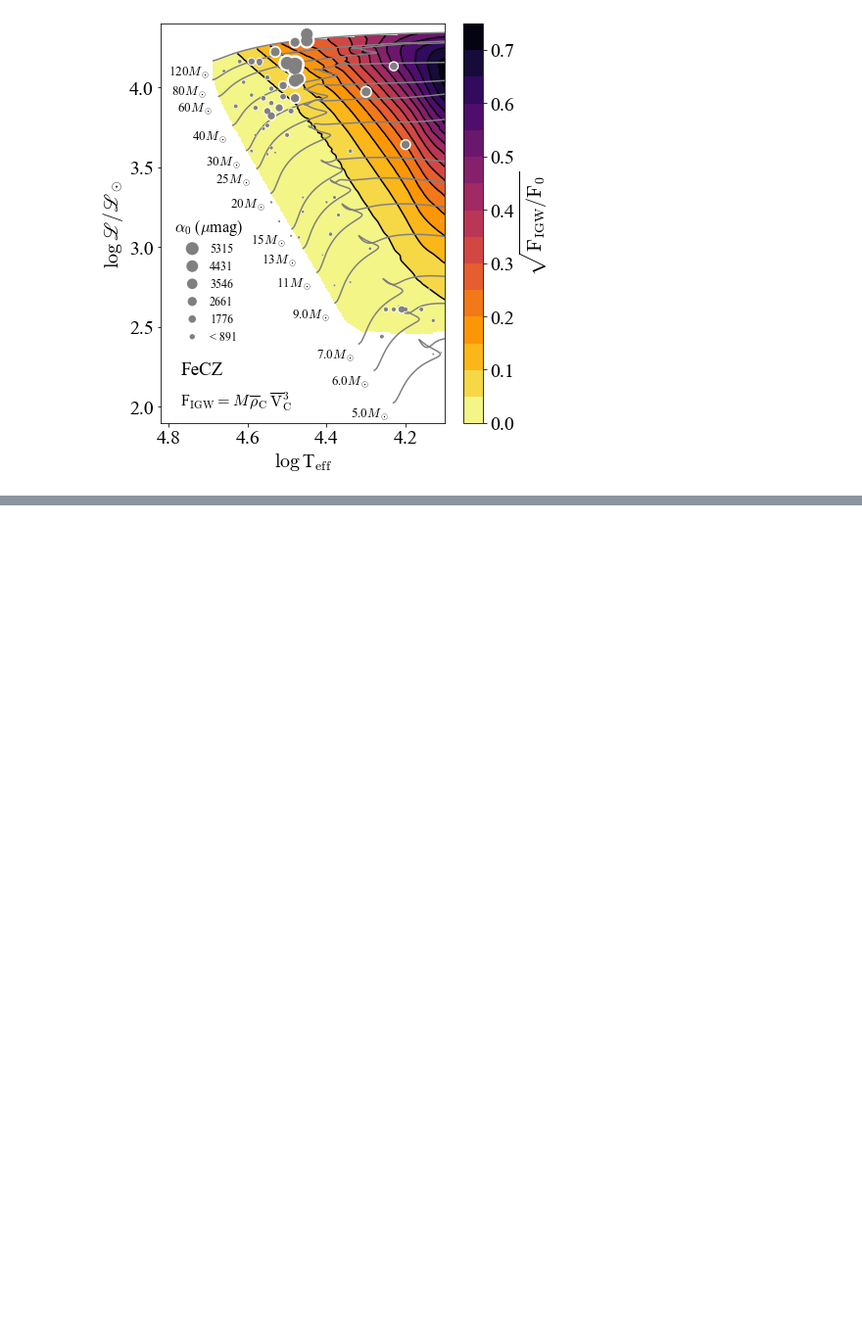
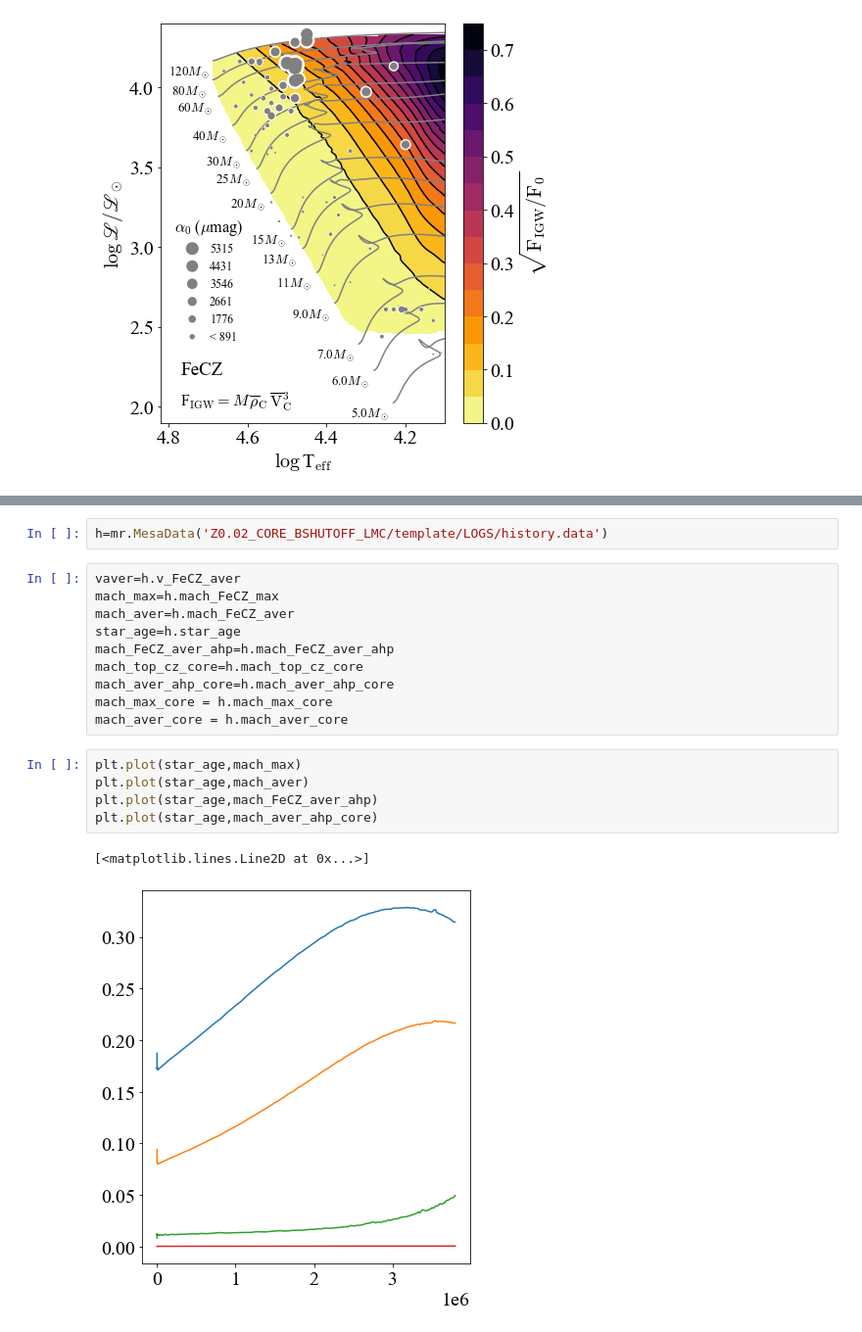
Before and after one commit to matteocantiello/rednoise, a Jupyter notebook: rednoise.ipynb, the cells around one changed output, grey strips where cells are left out. Shown at 98% size. Cells and saved outputs as stored; diff of their text form; blank space fills up the shorter version.

```diff
--- a/rednoise.ipynb
+++ b/rednoise.ipynb
@@ -2942,0 +3098,20 @@ read_models(DIR,mods)
+# %%
+h=mr.MesaData('Z0.02_CORE_BSHUTOFF_LMC/template/LOGS/history.data')
+# %%
+vaver=h.v_FeCZ_aver
+mach_max=h.mach_FeCZ_max
+mach_aver=h.mach_FeCZ_aver
+star_age=h.star_age
+mach_FeCZ_aver_ahp=h.mach_FeCZ_aver_ahp
+mach_top_cz_core=h.mach_top_cz_core
+mach_aver_ahp_core=h.mach_aver_ahp_core
+mach_max_core = h.mach_max_core
+mach_aver_core = h.mach_aver_core
+# %%
+plt.plot(star_age,mach_max)
+plt.plot(star_age,mach_aver)
+plt.plot(star_age,mach_FeCZ_aver_ahp)
+plt.plot(star_age,mach_aver_ahp_core)
+# %% [output]
+[<matplotlib.lines.Line2D at 0x...>]
+[figure, added]
```
Also changed, not shown: parts of 8 cells of this notebook.
